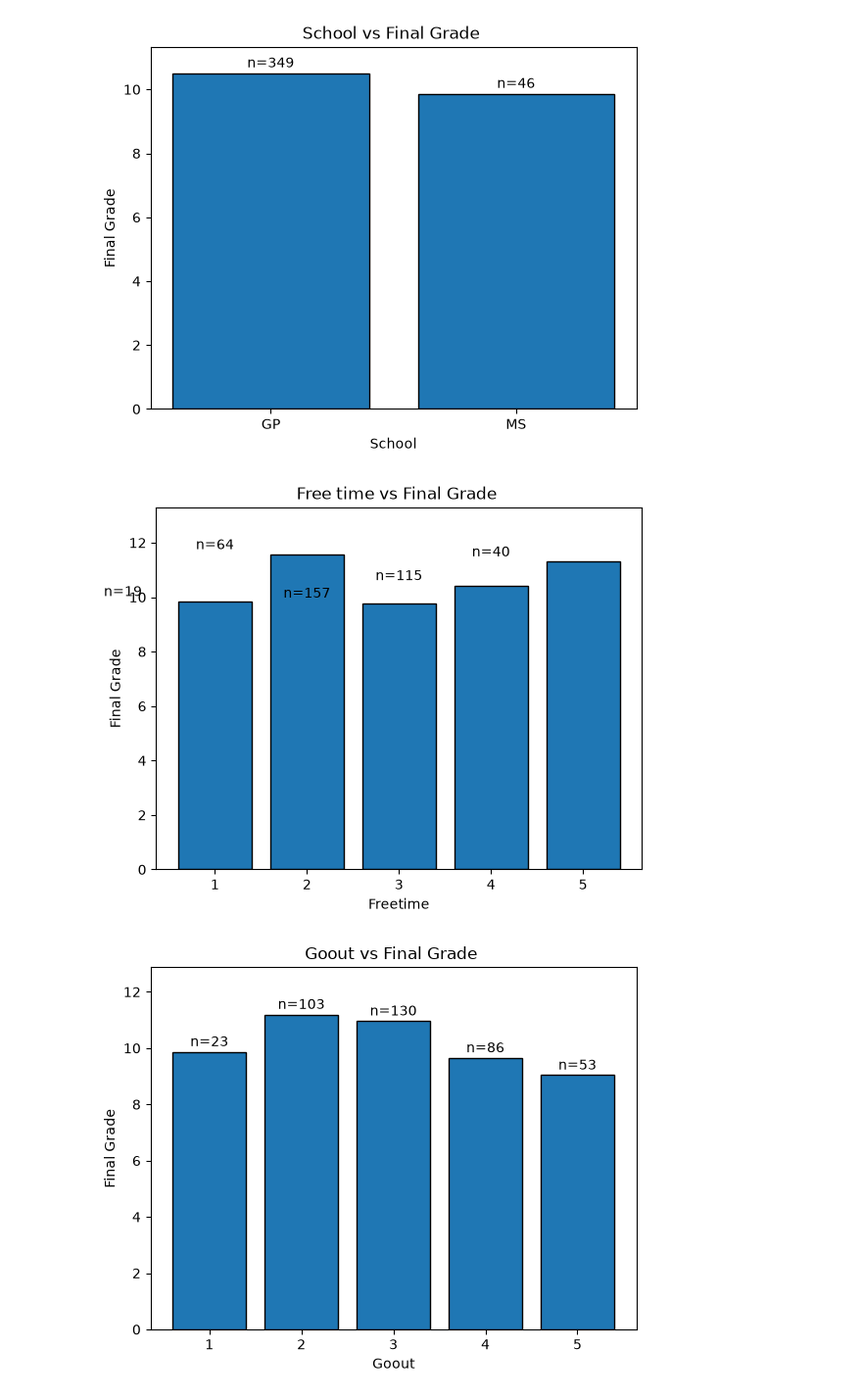
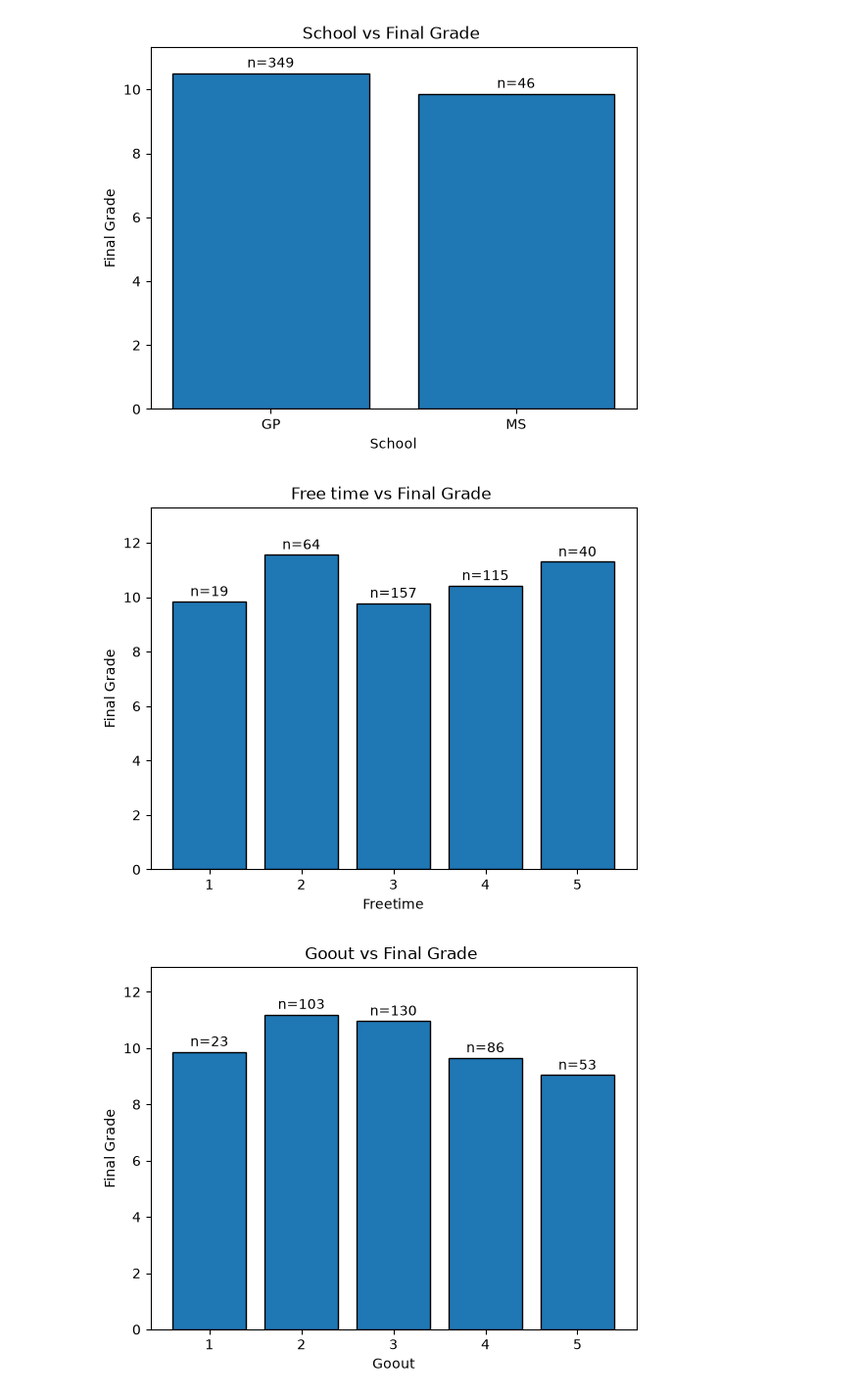
Before and after one commit to muhammadaqil-0504/Student-performance-Analysis, a Jupyter notebook: student performance analysis system.ipynb, the cells around one changed output. Shown at 98% size. Saved outputs shown, nothing was run; the diff lists cells and outputs as text; code cells hidden in the pictures.

```diff
--- a/student performance analysis system.ipynb
+++ b/student performance analysis system.ipynb
@@ -225,20 +225,20 @@ plt.show()
 # %%
 # Free Time vs Final Grade
 student_count=dataset["freetime"].value_counts().sort_index()
 freetime_effect=dataset.groupby("freetime")["G3"].mean().sort_index()
 plt.bar(freetime_effect.index,freetime_effect.values,edgecolor="black")
 for category,count in student_count.items():
-    yvalue=_effect[category]
+    yvalue=freetime_effect[category]
     plt.text(category,yvalue+0.2,f"n={count}",ha="center")
 plt.margins(y=0.15)
 
 plt.title("Free time vs Final Grade ")
 plt.xlabel("Freetime")
 plt.ylabel("Final Grade")
 plt.savefig("Freetime vs Final grade")
 plt.show()
 # %% [output]
-[figure, old version]
+[figure, new version]
 # %%
 # Go out vs Final Grade
 student_count=dataset["goout"].value_counts().sort_index()
```
Also changed, not shown: parts of 2 cells of this notebook, 1 other file.
